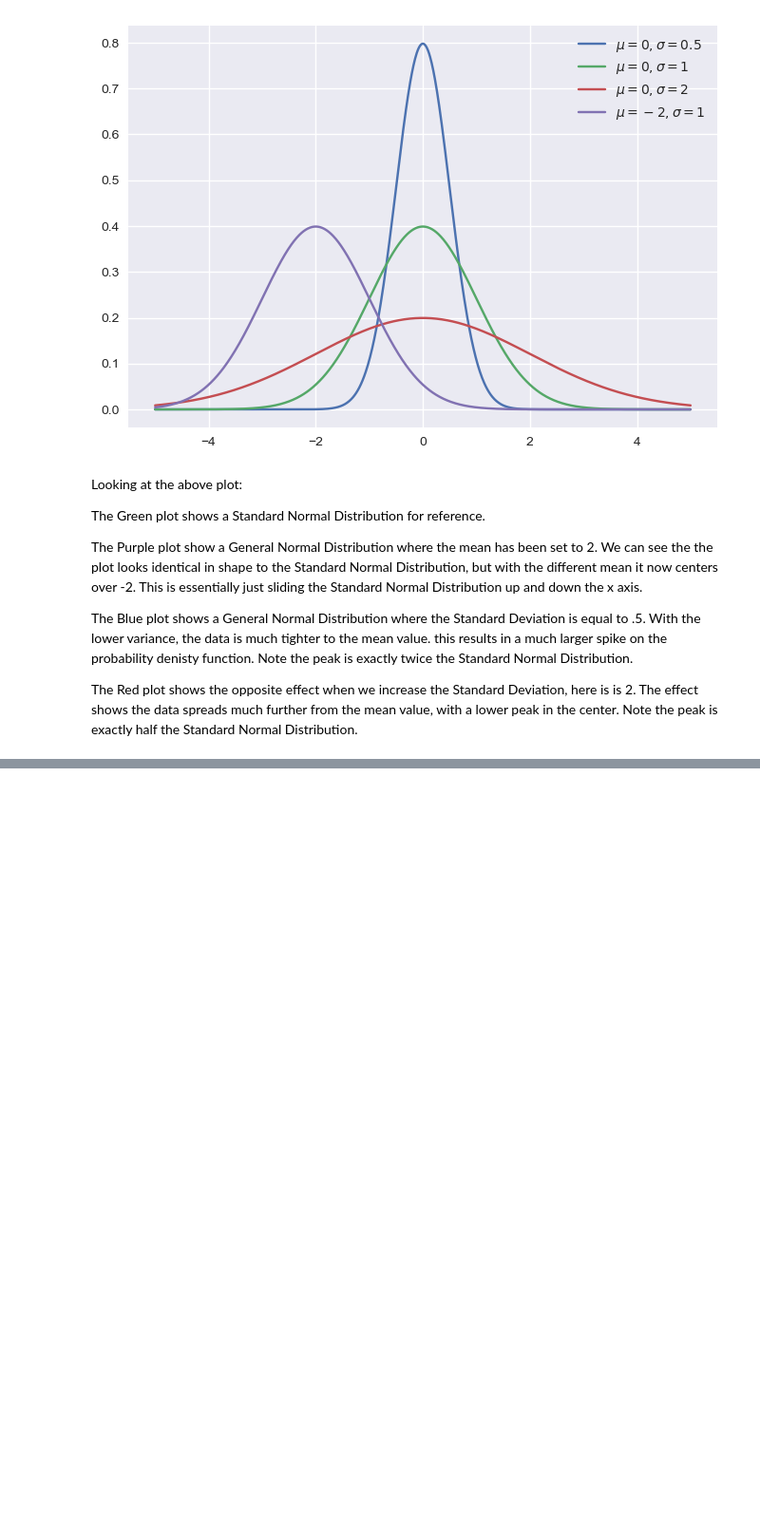
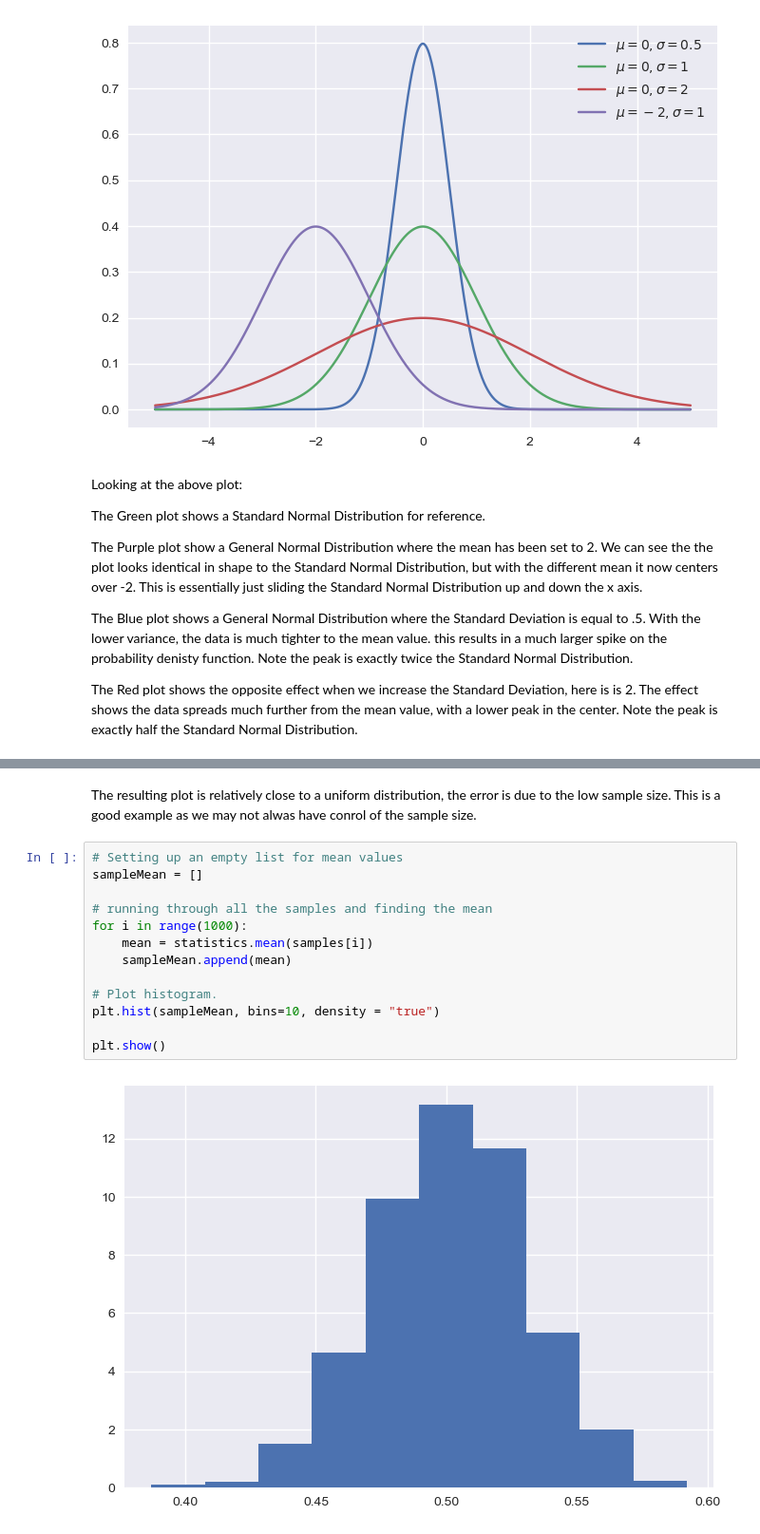
Before and after one commit to DaveAero/Fundamentals-of-Data-Analysis, a Jupyter notebook: Normal Distribution.ipynb, the cells around one changed output, grey strips where cells are left out. Shown at 95% size. Drawn from its saved outputs; the diff is of its cells as text; blank space fills up the shorter version.

```diff
--- a/Normal Distribution.ipynb
+++ b/Normal Distribution.ipynb
@@ -214,0 +233,17 @@ The Red plot shows the opposite effect when we increase the Standard Deviation,
+# %% [markdown]
+The resulting plot is relatively close to a uniform distribution, the error is due to the low sample size. This is a good example as we may not alwas have conrol of the sample size.
+# %%
+# Setting up an empty list for mean values
+sampleMean = []
+
+# running through all the samples and finding the mean
+for i in range(1000):
+    mean = statistics.mean(samples[i])
+    sampleMean.append(mean)
+
+# Plot histogram.
+plt.hist(sampleMean, bins=10, density = "true")
+
+plt.show()
+# %% [output]
+[figure, added]
```
Also changed, not shown: parts of 12 cells of this notebook.
